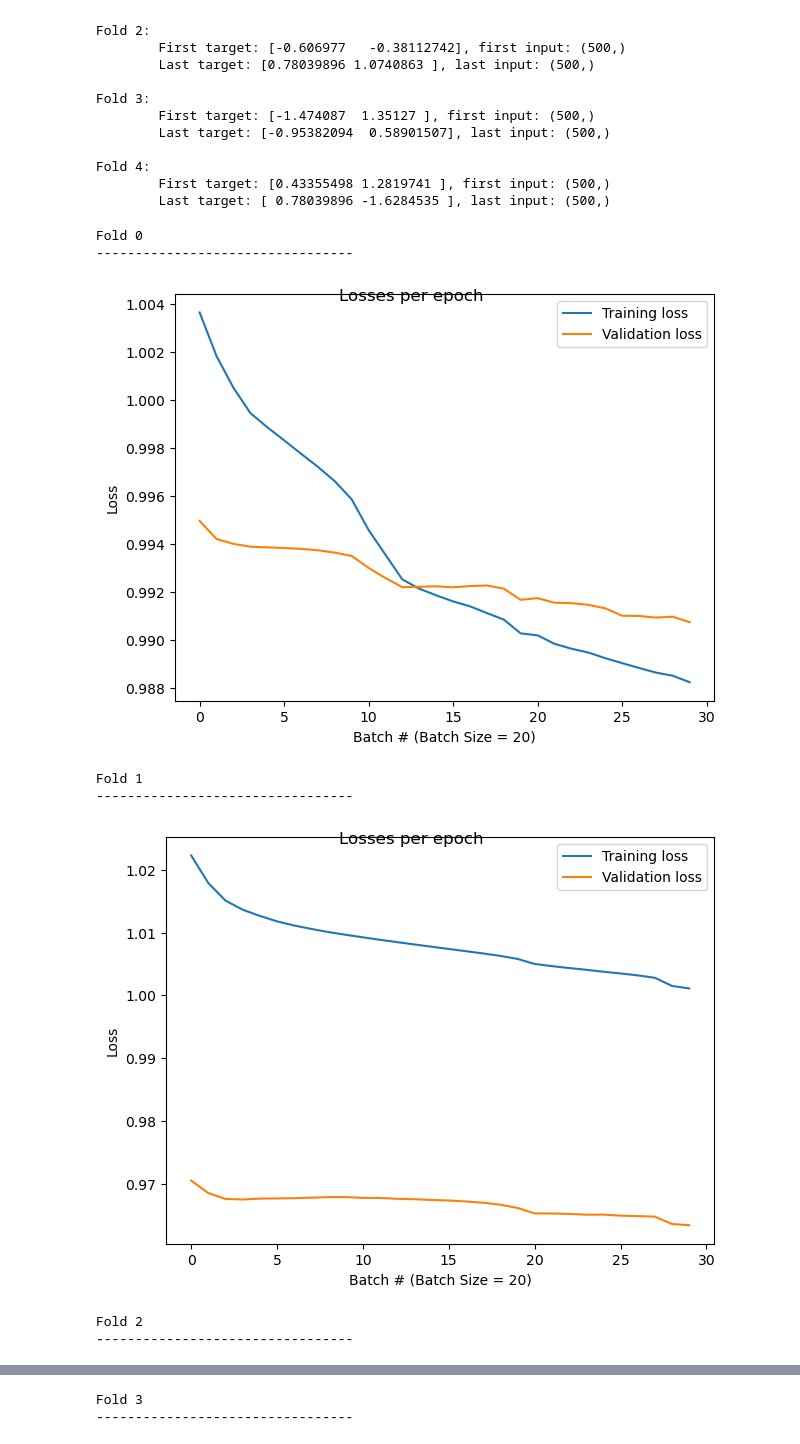
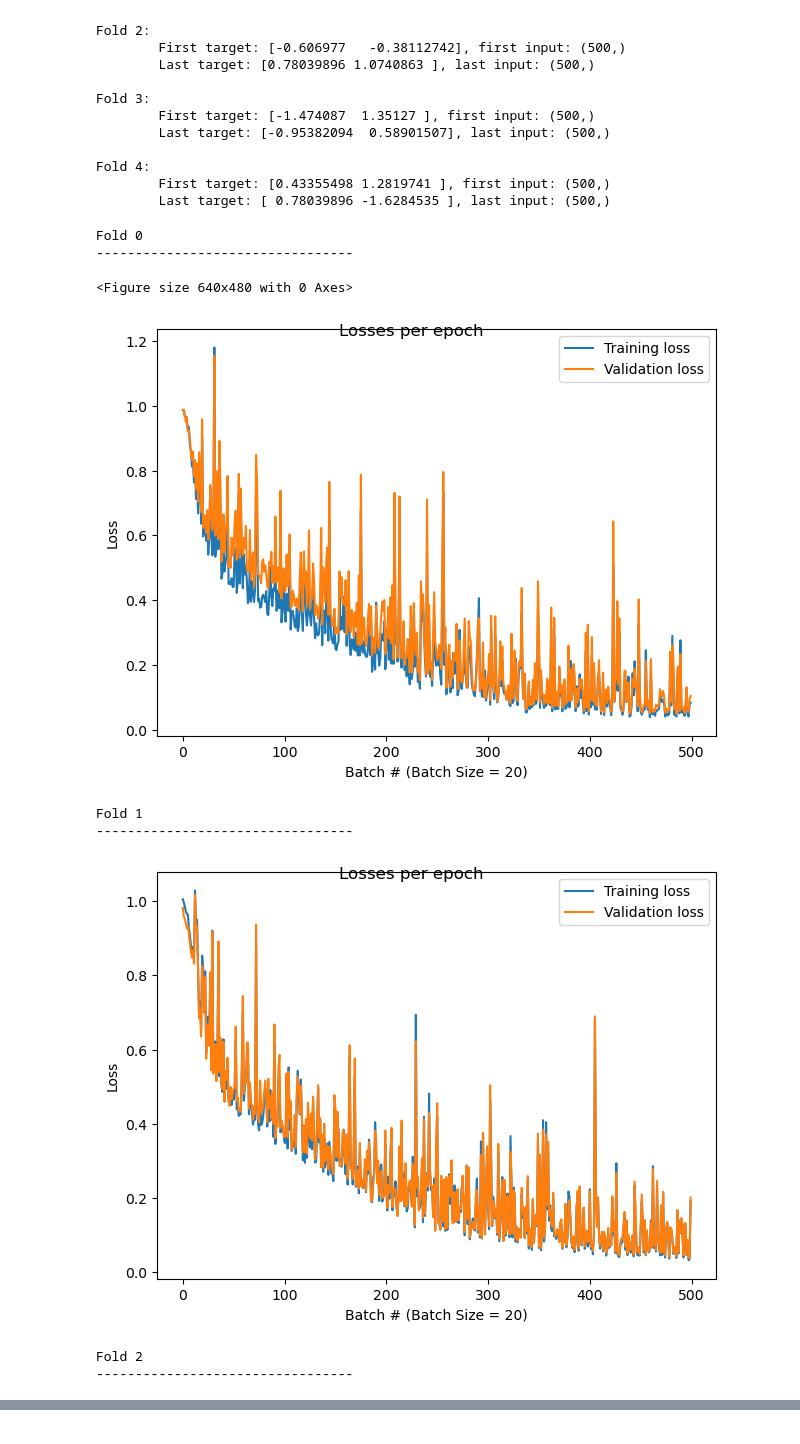
Before and after one commit to tcwelch/Parameter_Identification_EE269, a Jupyter notebook: MLP.ipynb, the cells around one changed output, grey strips where cells are left out. Cells and saved outputs as stored; diff of their text form; code cells hidden in the pictures.

```diff
--- a/MLP.ipynb
+++ b/MLP.ipynb
@@ -16,9 +16,9 @@ from sklearn.model_selection import KFold
 n_folds = 5
 n_samples_per_fold = 200
 n_samples_total = n_folds * n_samples_per_fold    # 1000
-n_epochs = 30
+n_epochs = 500
 batch_size = 20
-learning_rate = 3e-4
+learning_rate = 1e-2
 
 # Data parameters
 input_length = 500               # Each sample is a vector of input_length timestamps
@@ -293,38 +293,39 @@ for fold, (train_idx, test_idx) in enumerate(kfold.split(second_order_dataset)):
 
         # see how model performs on validation data
         with torch.no_grad():
             error = 0.0
             for i, data in enumerate(testloader,0):
                 targets, inputs = data.values()
                 out = model(inputs)
                 loss = model.loss_fn(out, targets)
                 valid_losses.append(loss.item())
 
     plt.plot(train_losses, label=f"Training loss")
     plt.plot(valid_losses, label=f"Validation loss")
     plt.xlabel(f"Batch # (Batch Size = {batch_size})")
     plt.ylabel("Loss")
     plt.legend()
 
     plt.tight_layout()
     plt.show()
 
 
 for i, data in enumerate(testloader,0):
     targets, inputs = data.values()
     out = model(inputs)
 
     target_df = pd.DataFrame(targets.numpy())
     out_df = pd.DataFrame(out.detach().numpy())
 
-    #target_df.to_csv('target_df.csv')
-    #out_df.to_csv('out_df.csv')
+    target_df.to_csv('target_df.csv')
+    out_df.to_csv('out_df.csv')
 # %% [output]
 Fold 0
 ---------------------------------
+<Figure size 640x480 with 0 Axes>
-[figure, old version]
+[figure, new version]
-Fold 1
----------------------------------
+Fold 1
+---------------------------------
-[figure, old version]
+[figure, new version]
-Fold 2
----------------------------------
+Fold 2
+---------------------------------
@@ -332,2 +332,0 @@ Fold 2
-Fold 3
----------------------------------
```
Also changed, not shown: parts of 2 cells of this notebook.
